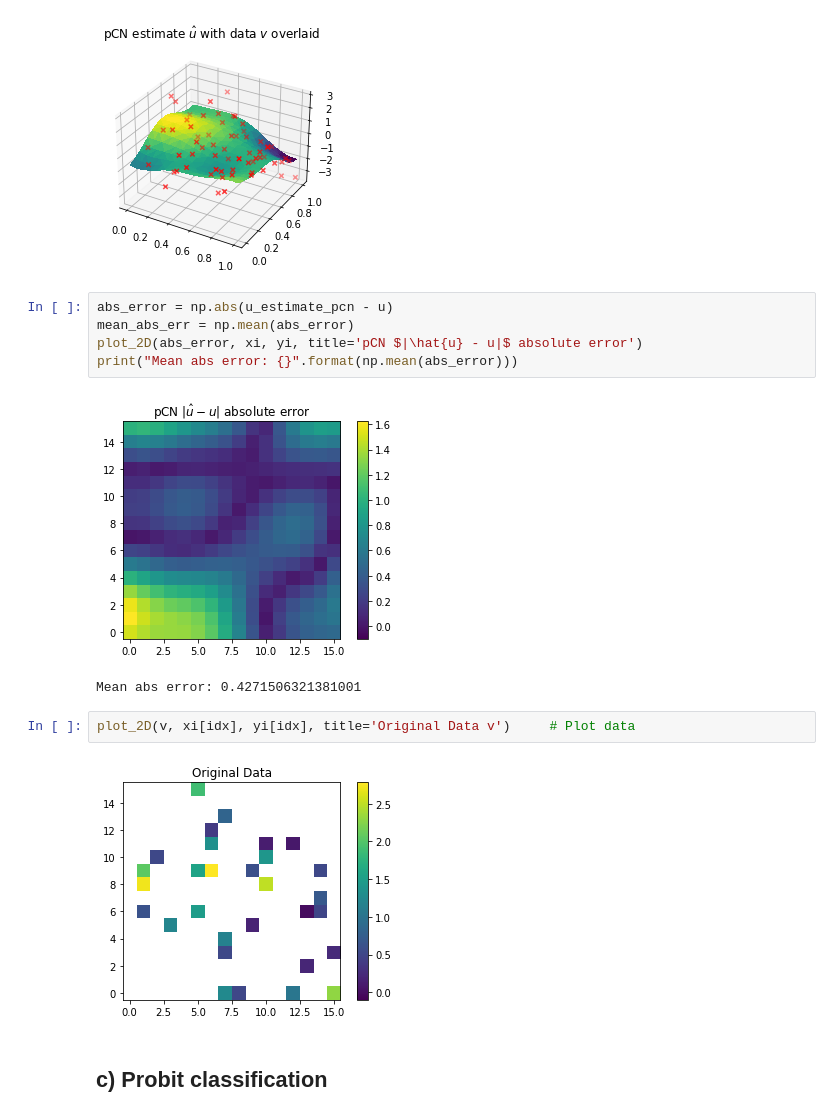
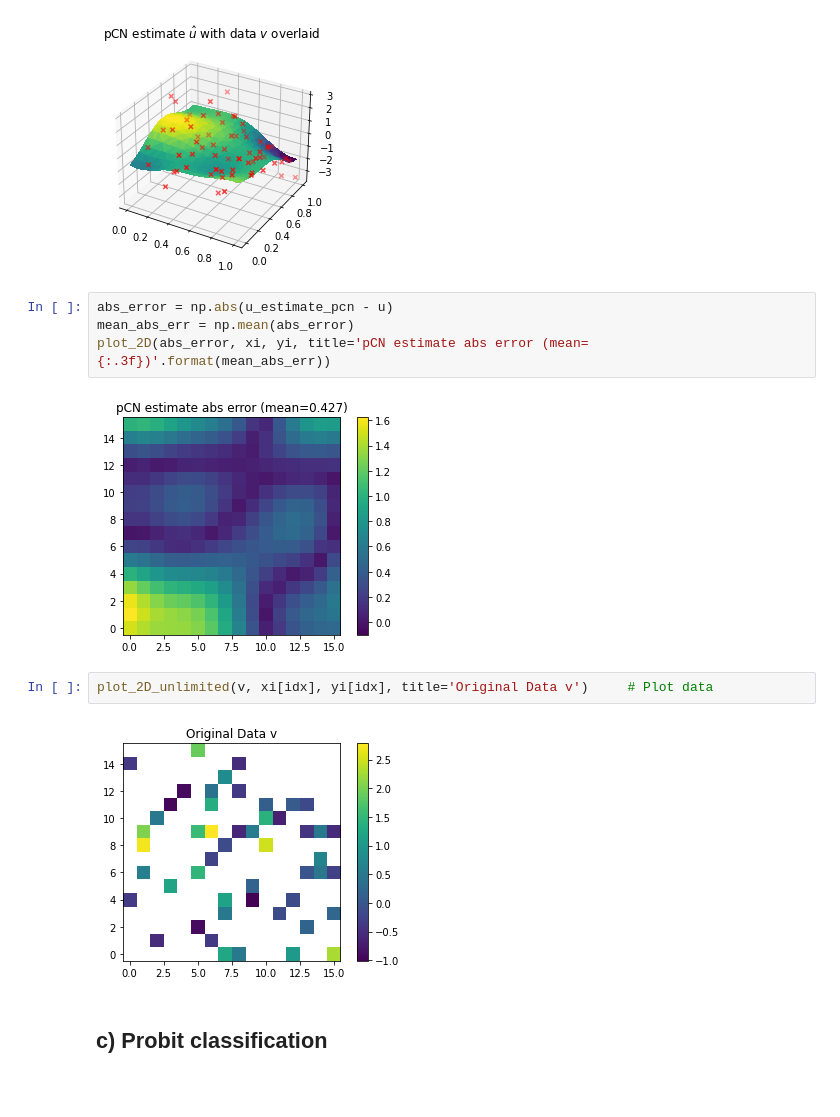
Before and after one commit to LozzaTray/4M24, a Jupyter notebook: code/simulation.ipynb, the cells around one changed output. Drawn from its saved outputs; the diff is of its cells as text; blank space fills up the shorter version.

```diff
--- a/code/simulation.ipynb
+++ b/code/simulation.ipynb
@@ -99,15 +99,13 @@ plot_result(u_estimate_pcn, v, x, y, x[idx], y[idx], title="pCN estimate $\hat{u
 # %%
 abs_error = np.abs(u_estimate_pcn - u)
 mean_abs_err = np.mean(abs_error)
-plot_2D(abs_error, xi, yi, title='pCN $|\hat{u} - u|$ absolute error')
-print("Mean abs error: {}".format(np.mean(abs_error)))
+plot_2D(abs_error, xi, yi, title='pCN estimate abs error (mean={:.3f})'.format(mean_abs_err))
 # %% [output]
-[figure, old version]
+[figure, new version]
-Mean abs error: 0.4271506321381001
 # %%
-plot_2D(v, xi[idx], yi[idx], title='Original Data v')     # Plot data
+plot_2D_unlimited(v, xi[idx], yi[idx], title='Original Data v')     # Plot data
 # %% [output]
-[figure, old version]
+[figure, new version]
 # %% [markdown]
 ## c) Probit classification
 # %%
```
Also changed, not shown: parts of 5 cells of this notebook, 8 other files.
